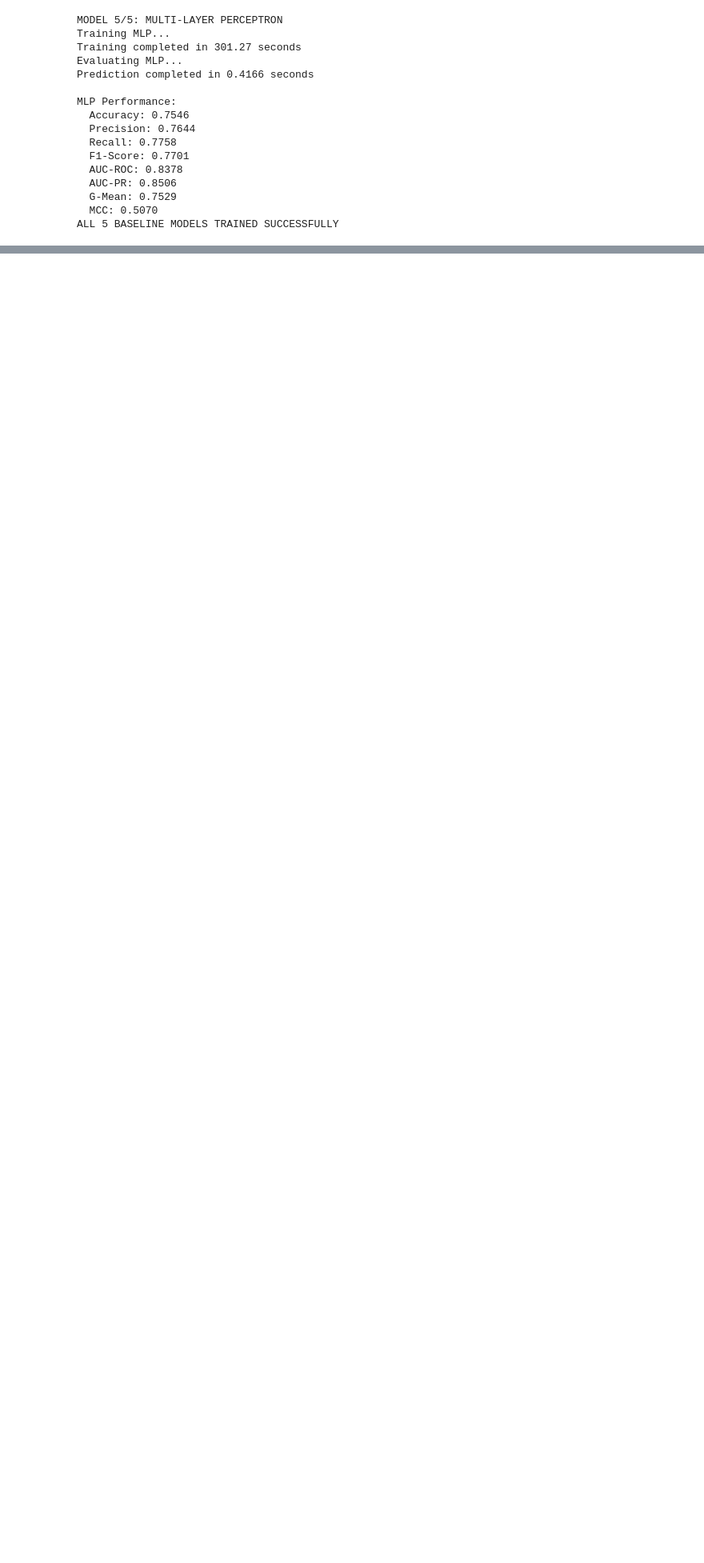
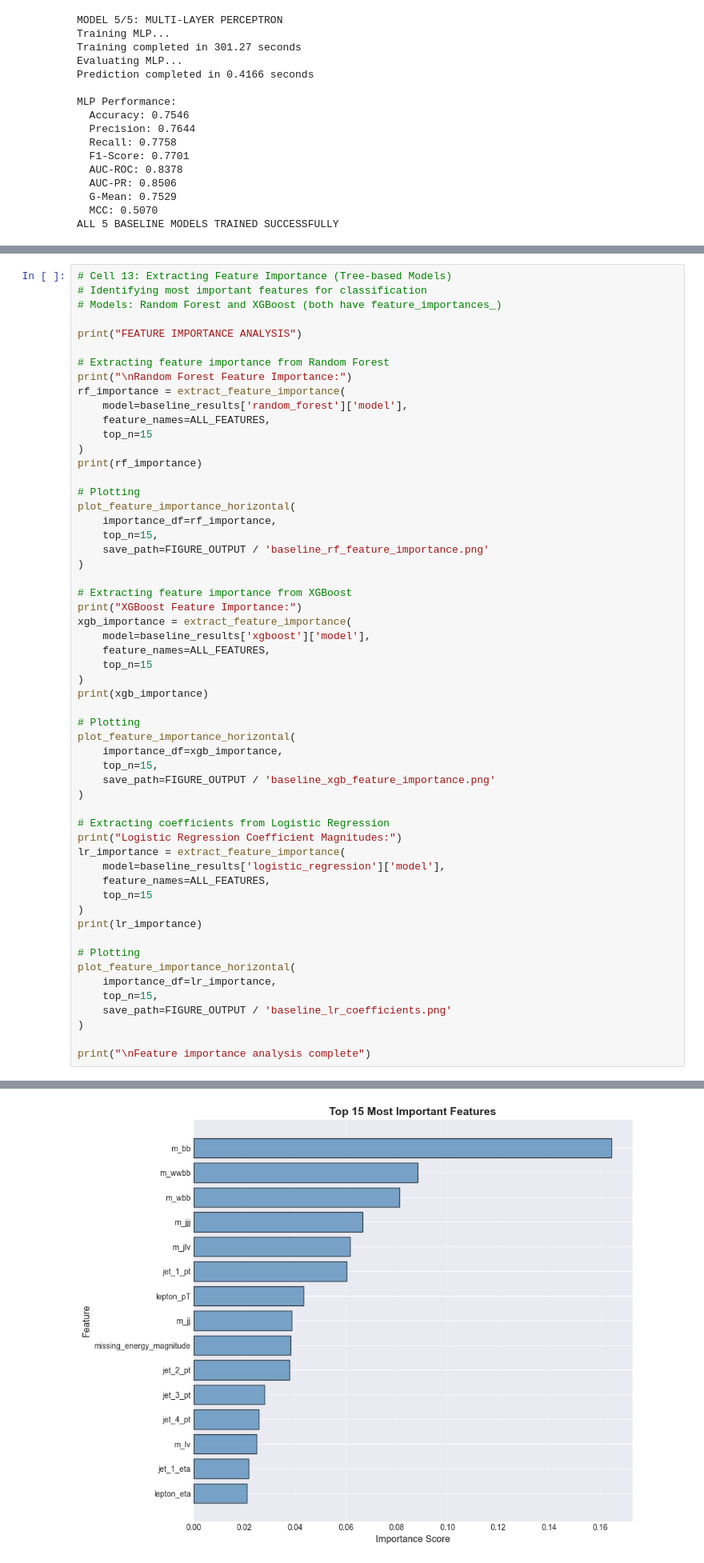
Before and after one commit to ashu-tagore/beyond_smote_evaluation, a Jupyter notebook: notebooks/02_Baseline_Models.ipynb, the cells around one changed output, grey strips where cells are left out. Shown: that part at 80% size. Drawn from its saved outputs; the diff is of its cells as text; blank space fills up the shorter version.

```diff
--- a/notebooks/02_Baseline_Models.ipynb
+++ b/notebooks/02_Baseline_Models.ipynb
@@ -493,0 +710,57 @@ ALL 5 BASELINE MODELS TRAINED SUCCESSFULLY
+# %%
+# Cell 13: Extracting Feature Importance (Tree-based Models)
+# Identifying most important features for classification
+# Models: Random Forest and XGBoost (both have feature_importances_)
+
+print("FEATURE IMPORTANCE ANALYSIS")
+
+# Extracting feature importance from Random Forest
+print("\nRandom Forest Feature Importance:")
+rf_importance = extract_feature_importance(
+    model=baseline_results['random_forest']['model'],
+    feature_names=ALL_FEATURES,
+    top_n=15
+)
+print(rf_importance)
+
+# Plotting
+plot_feature_importance_horizontal(
+    importance_df=rf_importance,
+    top_n=15,
+    save_path=FIGURE_OUTPUT / 'baseline_rf_feature_importance.png'
+)
+
+# Extracting feature importance from XGBoost
+print("XGBoost Feature Importance:")
+xgb_importance = extract_feature_importance(
+    model=baseline_results['xgboost']['model'],
+    feature_names=ALL_FEATURES,
+    top_n=15
+)
+print(xgb_importance)
+
+# Plotting
+plot_feature_importance_horizontal(
+    importance_df=xgb_importance,
+    top_n=15,
+    save_path=FIGURE_OUTPUT / 'baseline_xgb_feature_importance.png'
+)
+
+# Extracting coefficients from Logistic Regression
+print("Logistic Regression Coefficient Magnitudes:")
+lr_importance = extract_feature_importance(
+    model=baseline_results['logistic_regression']['model'],
+    feature_names=ALL_FEATURES,
+    top_n=15
+)
+print(lr_importance)
+
+# Plotting
+plot_feature_importance_horizontal(
+    importance_df=lr_importance,
+    top_n=15,
+    save_path=FIGURE_OUTPUT / 'baseline_lr_coefficients.png'
+)
+
+print("\nFeature importance analysis complete")
+# %% [output]
@@ -493,0 +787 @@ ALL 5 BASELINE MODELS TRAINED SUCCESSFULLY
+[figure, added]
```
Also changed, not shown: parts of 5 cells of this notebook.
